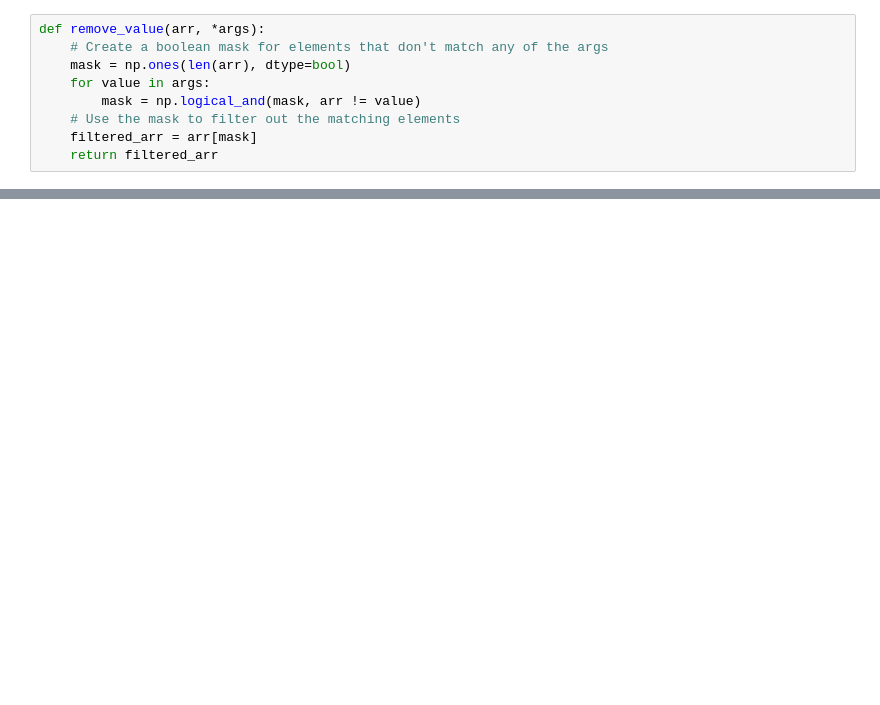
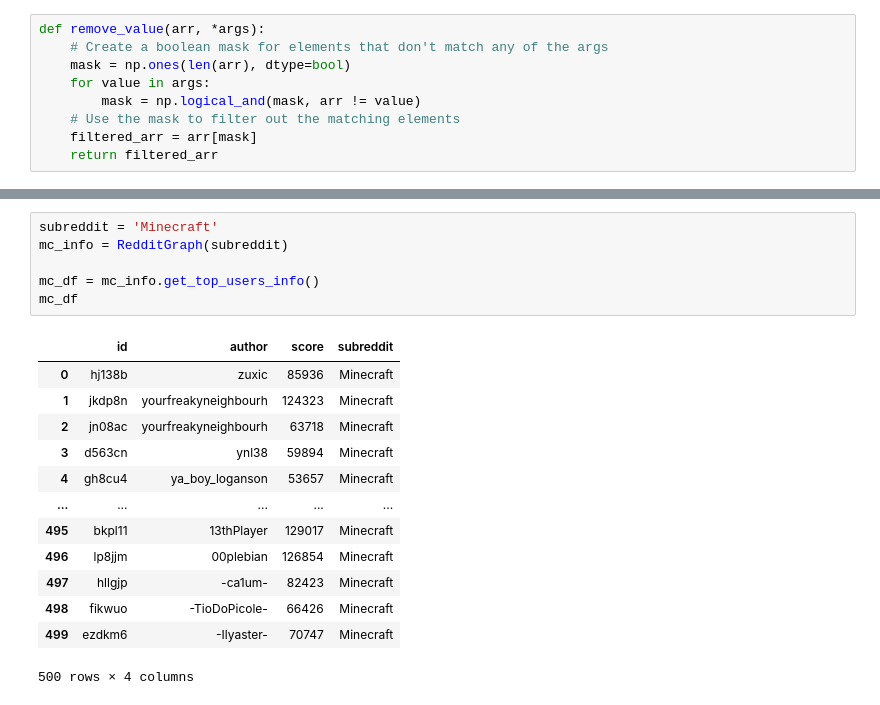
Before and after one commit to kaledgar/CplxNtwrk2023, a Jupyter notebook: CplxNtwrks3/RedditScrap2.ipynb, the cells around one changed output, grey strips where cells are left out. Cells and saved outputs as stored; diff of their text form; blank space fills up the shorter version.

```diff
--- a/CplxNtwrks3/RedditScrap2.ipynb
+++ b/CplxNtwrks3/RedditScrap2.ipynb
@@ -248,0 +239,20 @@ graph_distribution_info(g, 'r/Minecraft')
+# %%
+subreddit = 'Minecraft'
+mc_info = RedditGraph(subreddit)
+
+mc_df = mc_info.get_top_users_info()
+mc_df
+# %% [output]
+|  | id | author | score | subreddit |
+| 0 | hj138b | zuxic | 85936 | Minecraft |
+| 1 | jkdp8n | yourfreakyneighbourh | 124323 | Minecraft |
+| 2 | jn08ac | yourfreakyneighbourh | 63718 | Minecraft |
+| 3 | d563cn | ynl38 | 59894 | Minecraft |
+| 4 | gh8cu4 | ya_boy_loganson | 53657 | Minecraft |
+| ... | ... | ... | ... | ... |
+| 495 | bkpl11 | 13thPlayer | 129017 | Minecraft |
+| 496 | lp8jjm | 00plebian | 126854 | Minecraft |
+| 497 | hllgjp | -ca1um- | 82423 | Minecraft |
+| 498 | fikwuo | -TioDoPicole- | 66426 | Minecraft |
+| 499 | ezdkm6 | -Ilyaster- | 70747 | Minecraft |
+500 rows × 4 columns
```
Also changed, not shown: parts of 11 cells of this notebook, 22 other files.
